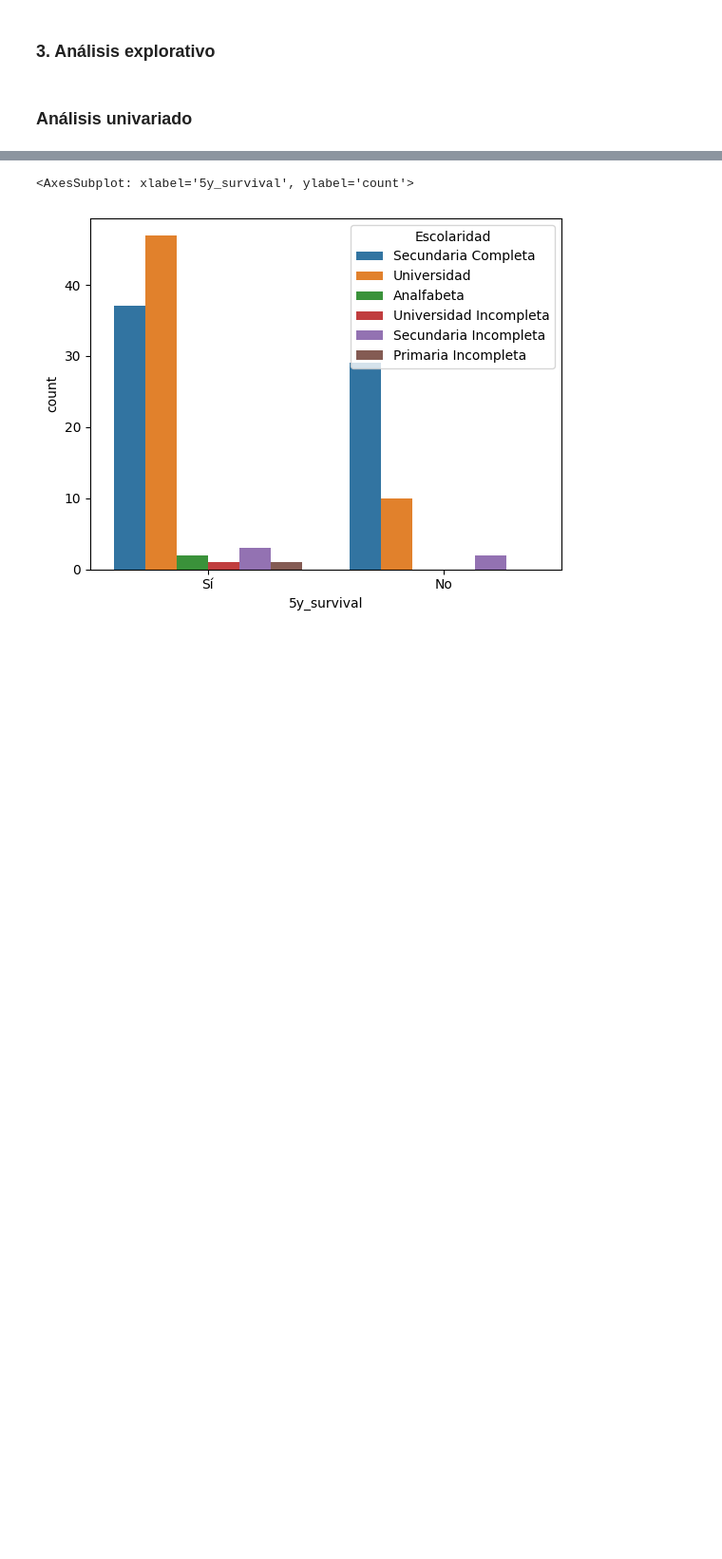
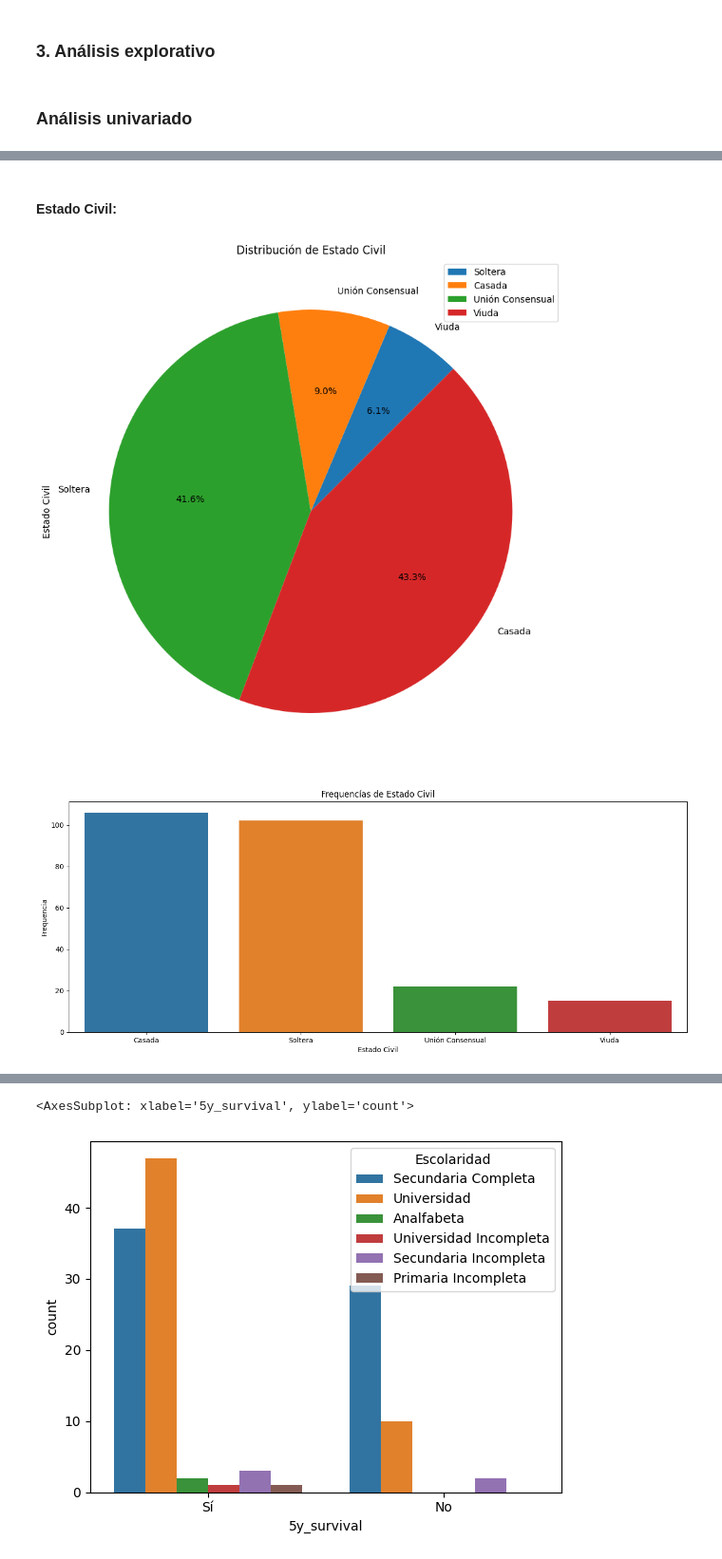
Before and after one commit to slesageq/Survivor_Analysis, a Jupyter notebook: analysis.ipynb, the cells around one changed output, grey strips where cells are left out. Shown at 95% size. Cells and saved outputs as stored; diff of their text form; code cells hidden in the pictures; blank space fills up the shorter version.

```diff
--- a/analysis.ipynb
+++ b/analysis.ipynb
@@ -593,7 +602,7 @@ df.to_excel(r"C:\Repositories\Survivor_Analysis\data\cleaned_data.xlsx", index=F
 import seaborn as sns
 
 
-def univariate_analysis(data, feature_name):
+def univariate_analysis(data, feature_name, rotate_labels=False, pie_percentage = True):
     """
     Perform univariate analysis on a given feature in the dataset.
 
@@ -609,22 +618,25 @@ def univariate_analysis(data, feature_name):
 
     # Pie chart
     plt.figure(figsize=(16, 10))
-    data[feature_name].value_counts().sort_values(ascending=True).plot(kind='pie', autopct='%1.1f%%', startangle=140, shadow=False, explode=(0.1, 0.1, 0.1, 0.1, 0.1, 0.1))
+
+    if pie_percentage:
+        data[feature_name].value_counts().sort_values(ascending=True).plot(kind='pie', autopct='%1.1f%%', startangle=45)
+    else:
+        data[feature_name].value_counts().sort_values(ascending=True).plot(kind='pie', startangle=45)
+
     plt.title(f'Distribución de {feature_name}')
     plt.legend(labels = data[feature_name].unique(), loc="best")
     plt.show()
-
-    # # Histogram
-    # plt.figure(figsize=(16, 6))
-    # sns.histplot(data=data, x=feature_name, kde=False, bins=20)
-    # plt.title(f'{feature_name} Histogram')
-    # plt.show()
 
     # Count plot
     plt.figure(figsize=(16, 6))
     sns.countplot(data=data, x=feature_name, order=data[feature_name].value_counts().sort_values(ascending=False).index)
     plt.title(f'Frequencías de {feature_name}')
+
+    if rotate_labels:
+        plt.xticks(rotation=45)
+    else:
+        plt.xticks(rotation=0)
+
     plt.ylabel('Frequencia')
     plt.show()
-
-univariate_analysis(df_applies, "Escolaridad")
@@ -633,0 +650,7 @@ univariate_analysis(df_applies, "Escolaridad")
+# %% [markdown]
+#### Estado Civil:
+# %%
+univariate_analysis(df_applies, "Estado Civil")
+# %% [output]
+[figure, added]
+[figure, added]
```
Also changed, not shown: parts of 16 cells of this notebook.
